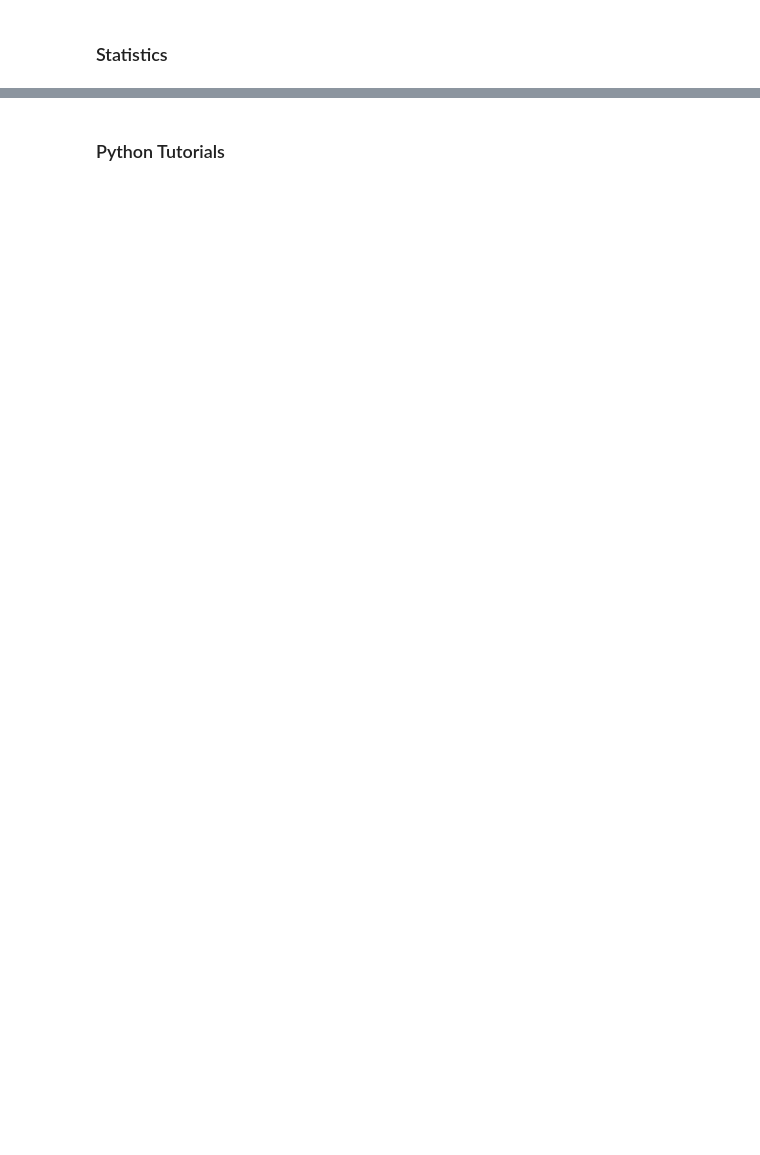
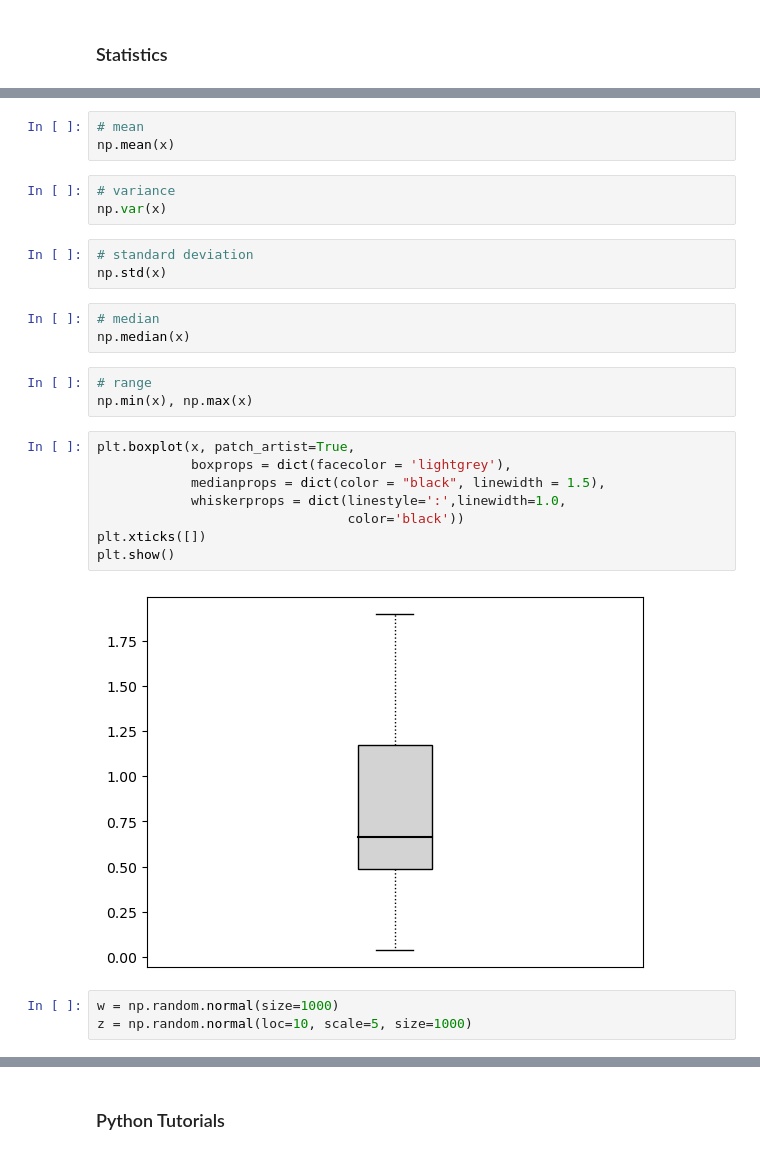
Before and after one commit to msayd99/Math_Modeling, a Jupyter notebook: Python Code/PythonMathModelCh2.ipynb, the cells around one changed output, grey strips where cells are left out. Drawn from its saved outputs; the diff is of its cells as text; blank space fills up the shorter version.

```diff
--- a/Python Code/PythonMathModelCh2.ipynb
+++ b/Python Code/PythonMathModelCh2.ipynb
@@ -315,0 +351,28 @@ max     2.037818
+# %%
+# mean
+np.mean(x)
+# %%
+# variance
+np.var(x)
+# %%
+# standard deviation
+np.std(x)
+# %%
+# median
+np.median(x)
+# %%
+# range
+np.min(x), np.max(x)
+# %%
+plt.boxplot(x, patch_artist=True,
+            boxprops = dict(facecolor = 'lightgrey'),
+            medianprops = dict(color = "black", linewidth = 1.5),
+            whiskerprops = dict(linestyle=':',linewidth=1.0,
+                                color='black'))
+plt.xticks([])
+plt.show()
+# %% [output]
+[figure, added]
+# %%
+w = np.random.normal(size=1000)
+z = np.random.normal(loc=10, scale=5, size=1000)
```
Also changed, not shown: parts of 33 cells of this notebook.
